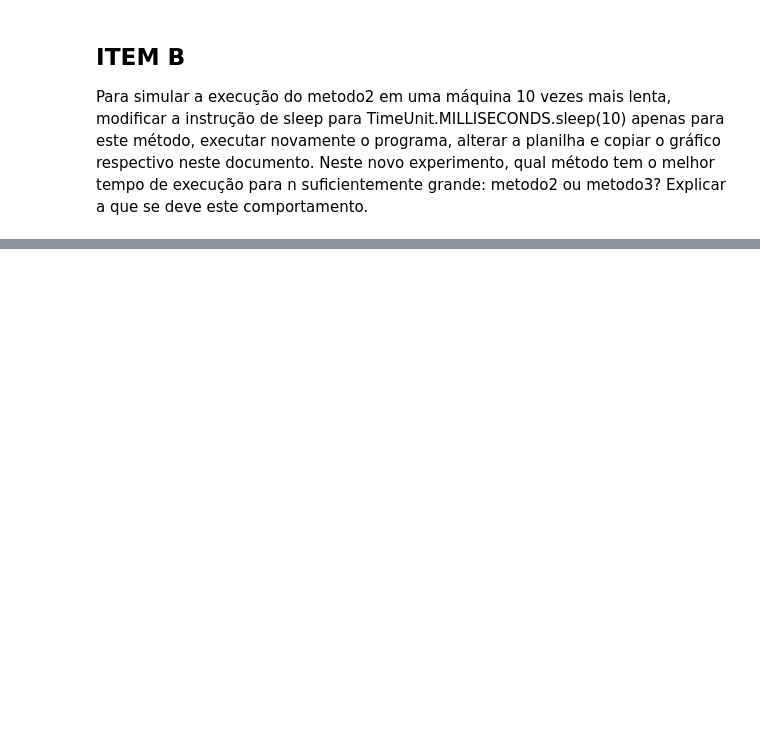
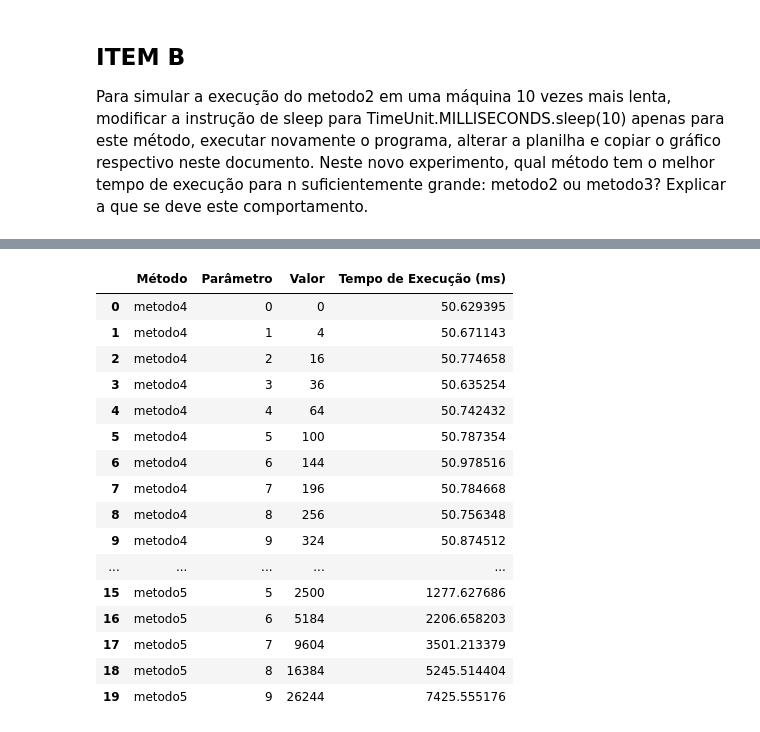
Before and after one commit to ASQAS71/CANA, a Jupyter notebook: trabalhoCANA.ipynb, the cells around one changed output, grey strips where cells are left out. Saved outputs shown, nothing was run; the diff lists cells and outputs as text; code cells hidden in the pictures; blank space fills up the shorter version.

```diff
--- a/trabalhoCANA.ipynb
+++ b/trabalhoCANA.ipynb
@@ -313,0 +346,24 @@ df_lento_2_3.head(50)
+# %%
+df_lento_4_5_dados: list[dict] = getData(10, 0.01, [metodo4, metodo5])
+
+df_lento_4_5 = pd.DataFrame(df_lento_4_5_dados)
+
+df_lento_4_5.head(50)
+# %% [output]
+|  | Método | Parâmetro | Valor | Tempo de Execução (ms) |
+| 0 | metodo4 | 0 | 0 | 50.629395 |
+| 1 | metodo4 | 1 | 4 | 50.671143 |
+| 2 | metodo4 | 2 | 16 | 50.774658 |
+| 3 | metodo4 | 3 | 36 | 50.635254 |
+| 4 | metodo4 | 4 | 64 | 50.742432 |
+| 5 | metodo4 | 5 | 100 | 50.787354 |
+| 6 | metodo4 | 6 | 144 | 50.978516 |
+| 7 | metodo4 | 7 | 196 | 50.784668 |
+| 8 | metodo4 | 8 | 256 | 50.756348 |
+| 9 | metodo4 | 9 | 324 | 50.874512 |
+| ... | ... | ... | ... | ... |
+| 15 | metodo5 | 5 | 2500 | 1277.627686 |
+| 16 | metodo5 | 6 | 5184 | 2206.658203 |
+| 17 | metodo5 | 7 | 9604 | 3501.213379 |
+| 18 | metodo5 | 8 | 16384 | 5245.514404 |
+| 19 | metodo5 | 9 | 26244 | 7425.555176 |
```
Also changed, not shown: parts of 9 cells of this notebook.
